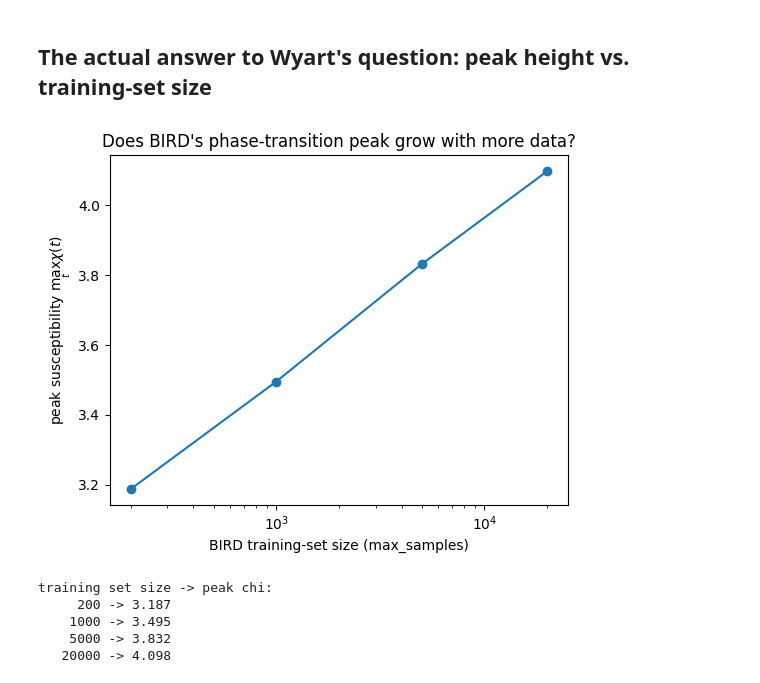
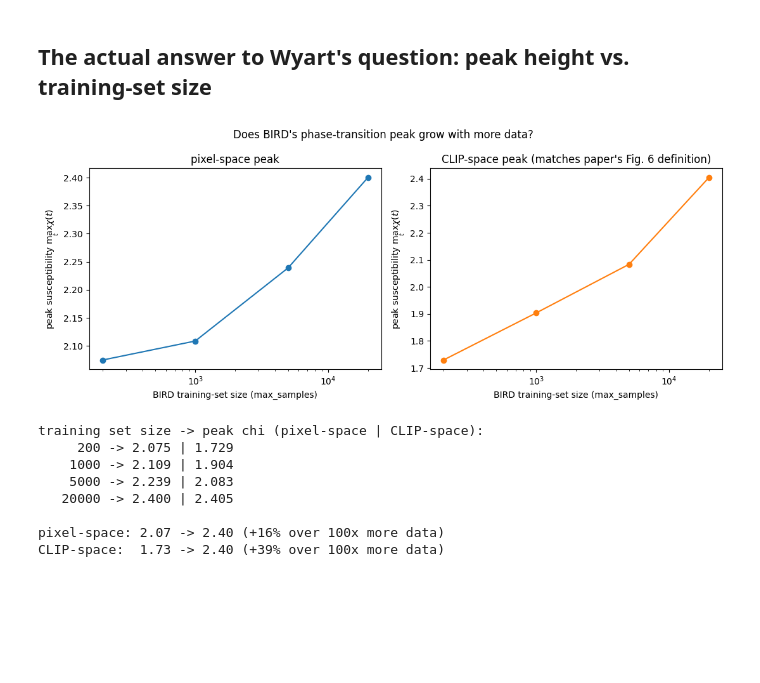
Before and after one commit to henhen724/convolutional_diffusion, a Jupyter notebook: notebooks/bird_susceptibility_vs_training_size.ipynb, the cells around one changed output. Drawn from its saved outputs; the diff is of its cells as text; code cells hidden in the pictures; blank space fills up the shorter version.

```diff
--- a/notebooks/bird_susceptibility_vs_training_size.ipynb
+++ b/notebooks/bird_susceptibility_vs_training_size.ipynb
@@ -61,7 +100,7 @@ pool for BIRD itself is the *train* split, subsetted via `max_samples`.
 device = torch.device("cuda" if torch.cuda.is_available() else "cpu")
 print("device:", device)
 
-IMSIZE = 16
+IMSIZE = 32  # CIFAR-10's native resolution (see note above on why)
 transform = transforms.Compose([
     transforms.Resize((IMSIZE, IMSIZE)),
     transforms.ToTensor(),
@@ -146,11 +238,15 @@ max_samples= 20000: peak chi*=4.098 at t*=0.88 (chi=1 -> independent pixels, chi
 # %%
-fig, ax = plt.subplots(figsize=(5.5, 4.5))
-for max_samples, chi_values in chi_by_max_samples.items():
-    ax.plot(ts, chi_values, marker="o", label=f"n={max_samples}")
-ax.set_xlabel("corruption level t (forward diffusion time)")
-ax.set_ylabel(r"dynamical susceptibility $\chi(t)$")
-ax.set_title("BIRD (ELS) on real images: susceptibility vs. training-set size")
-ax.legend(title="training set size")
+fig, axes = plt.subplots(1, 2, figsize=(11, 4.5))
+for max_samples in max_samples_values:
+    axes[0].plot(ts, chi_pixel_by_max_samples[max_samples], marker="o", label=f"n={max_samples}")
+    axes[1].plot(ts, chi_clip_by_max_samples[max_samples], marker="o", label=f"n={max_samples}")
+axes[0].set_title("pixel-space $\\sigma_i(t) = \\|x_{0,i}-\\hat x_{0,i}(t)\\|$")
+axes[1].set_title("CLIP-space $\\sigma_i(t) = \\|\\mathrm{CLIP}(x_0)_i-\\mathrm{CLIP}(\\hat x_0(t))_i\\|$")
+for ax in axes:
+    ax.set_xlabel("corruption level t")
+    ax.set_ylabel(r"dynamical susceptibility $\chi(t)$")
+    ax.legend(title="training set size", fontsize=8)
+fig.suptitle("BIRD (ELS) on real images: susceptibility vs. training-set size")
 plt.tight_layout()
 plt.show()
 # %% [output]
@@ -158,24 +254,36 @@ plt.show()
 # %% [markdown]
 ## The actual answer to Wyart's question: peak height vs. training-set size
 # %%
-peak_heights = [find_peak(ts, chi_by_max_samples[n])[1] for n in max_samples_values]
+peak_pixel = [find_peak(ts, chi_pixel_by_max_samples[n])[1] for n in max_samples_values]
+peak_clip = [find_peak(ts, chi_clip_by_max_samples[n])[1] for n in max_samples_values]
 
-fig, ax = plt.subplots(figsize=(5.5, 4.5))
-ax.plot(max_samples_values, peak_heights, marker="o")
-ax.set_xscale("log")
-ax.set_xlabel("BIRD training-set size (max_samples)")
-ax.set_ylabel(r"peak susceptibility $\max_t \chi(t)$")
-ax.set_title("Does BIRD's phase-transition peak grow with more data?")
+fig, axes = plt.subplots(1, 2, figsize=(11, 4.5))
+axes[0].plot(max_samples_values, peak_pixel, marker="o", color="tab:blue")
+axes[0].set_title("pixel-space peak")
+axes[1].plot(max_samples_values, peak_clip, marker="o", color="tab:orange")
+axes[1].set_title("CLIP-space peak (matches paper's Fig. 6 definition)")
+for ax in axes:
+    ax.set_xscale("log")
+    ax.set_xlabel("BIRD training-set size (max_samples)")
+    ax.set_ylabel(r"peak susceptibility $\max_t \chi(t)$")
+fig.suptitle("Does BIRD's phase-transition peak grow with more data?")
 plt.tight_layout()
 plt.show()
 
-print("training set size -> peak chi:")
-for n, h in zip(max_samples_values, peak_heights):
-    print(f"  {n:>6d} -> {h:.3f}")
+print("training set size -> peak chi (pixel-space | CLIP-space):")
+for n, hp, hc in zip(max_samples_values, peak_pixel, peak_clip):
+    print(f"  {n:>6d} -> {hp:.3f} | {hc:.3f}")
+print(f"\npixel-space: {peak_pixel[0]:.2f} -> {peak_pixel[-1]:.2f} "
+      f"({100*(peak_pixel[-1]/peak_pixel[0]-1):+.0f}% over {max_samples_values[-1]//max_samples_values[0]}x more data)")
+print(f"CLIP-space:  {peak_clip[0]:.2f} -> {peak_clip[-1]:.2f} "
+      f"({100*(peak_clip[-1]/peak_clip[0]-1):+.0f}% over {max_samples_values[-1]//max_samples_values[0]}x more data)")
 # %% [output]
-[figure, old version]
+[figure, new version]
-training set size -> peak chi:
-     200 -> 3.187
-    1000 -> 3.495
-    5000 -> 3.832
-   20000 -> 4.098
+training set size -> peak chi (pixel-space | CLIP-space):
+     200 -> 2.075 | 1.729
+    1000 -> 2.109 | 1.904
+    5000 -> 2.239 | 2.083
+   20000 -> 2.400 | 2.405
+
+pixel-space: 2.07 -> 2.40 (+16% over 100x more data)
+CLIP-space:  1.73 -> 2.40 (+39% over 100x more data)
```
Also changed, not shown: parts of 13 cells of this notebook, 44 other files.
